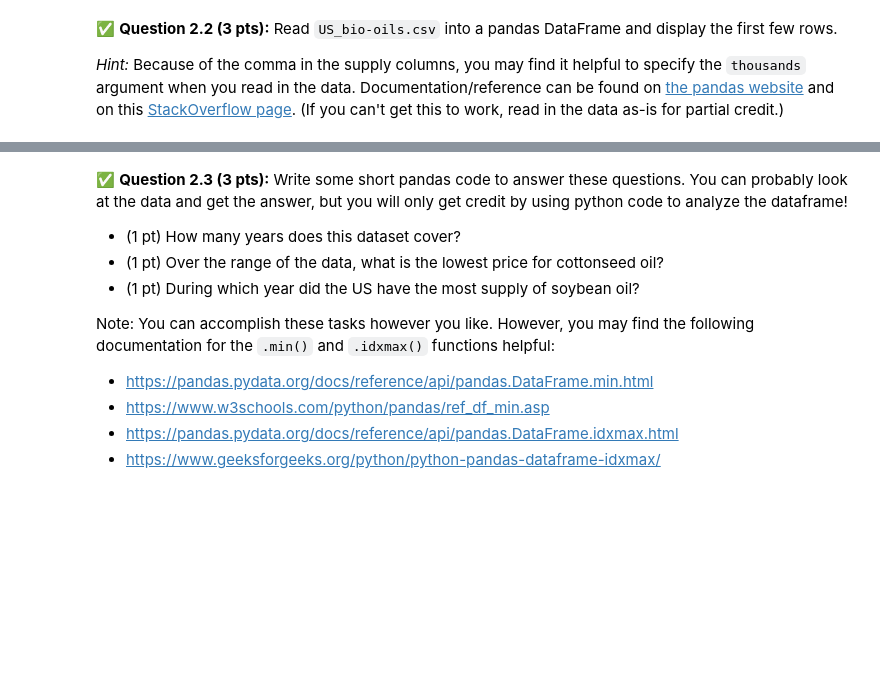
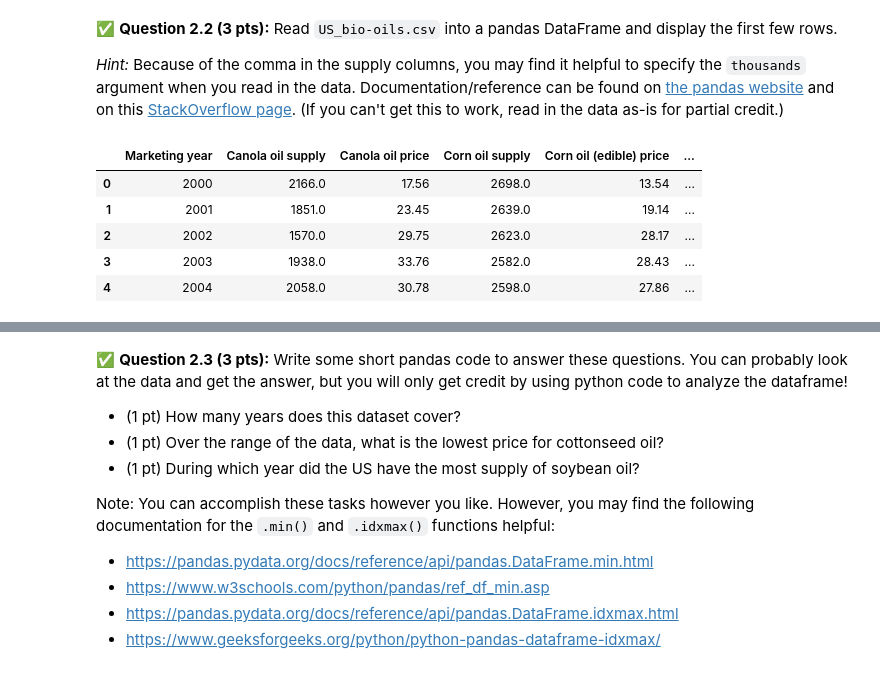
Before and after one commit to alvagile-1811/CMSE202-f26-turnin, a Jupyter notebook: midterm-01/CMSE202-Midterm-Section002-STUDENT.ipynb, the cells around one changed output, grey strips where cells are left out. Saved outputs shown, nothing was run; the diff lists cells and outputs as text; code cells hidden in the pictures; blank space fills up the shorter version.

```diff
--- a/midterm-01/CMSE202-Midterm-Section002-STUDENT.ipynb
+++ b/midterm-01/CMSE202-Midterm-Section002-STUDENT.ipynb
@@ -101,6 +107,16 @@ the website above. Put the command you used below.
 *Hint:* Because of the comma in the supply columns, you may find it helpful to specify the `thousands` argument when you read in the data.  Documentation/reference can be found on [the pandas website](https://pandas.pydata.org/docs/reference/api/pandas.read_csv.html) and on this [StackOverflow page](https://stackoverflow.com/questions/56467871/how-to-set-the-thousands-place-separator-in-pandas-read-csv). (If you can't get this to work, read in the data as-is for partial credit.)
 # %%
 # Put your code here
+
+bio_oils_data = pd.read_csv("US_bio-oils.csv",thousands=",",decimal=".")
+bio_oils_data.head()
+# %% [output]
+|  | Marketing year | Canola oil supply | Canola oil price | Corn oil supply | Corn oil (edible) price | ... |
+| 0 | 2000 | 2166.0 | 17.56 | 2698.0 | 13.54 | ... |
+| 1 | 2001 | 1851.0 | 23.45 | 2639.0 | 19.14 | ... |
+| 2 | 2002 | 1570.0 | 29.75 | 2623.0 | 28.17 | ... |
+| 3 | 2003 | 1938.0 | 33.76 | 2582.0 | 28.43 | ... |
+| 4 | 2004 | 2058.0 | 30.78 | 2598.0 | 27.86 | ... |
 # %% [markdown]
 <!-- END QUESTION -->
 <!-- DO NOT MODIFY OR DELETE THIS CELL -->
```
Also changed, not shown: parts of 13 cells of this notebook.
